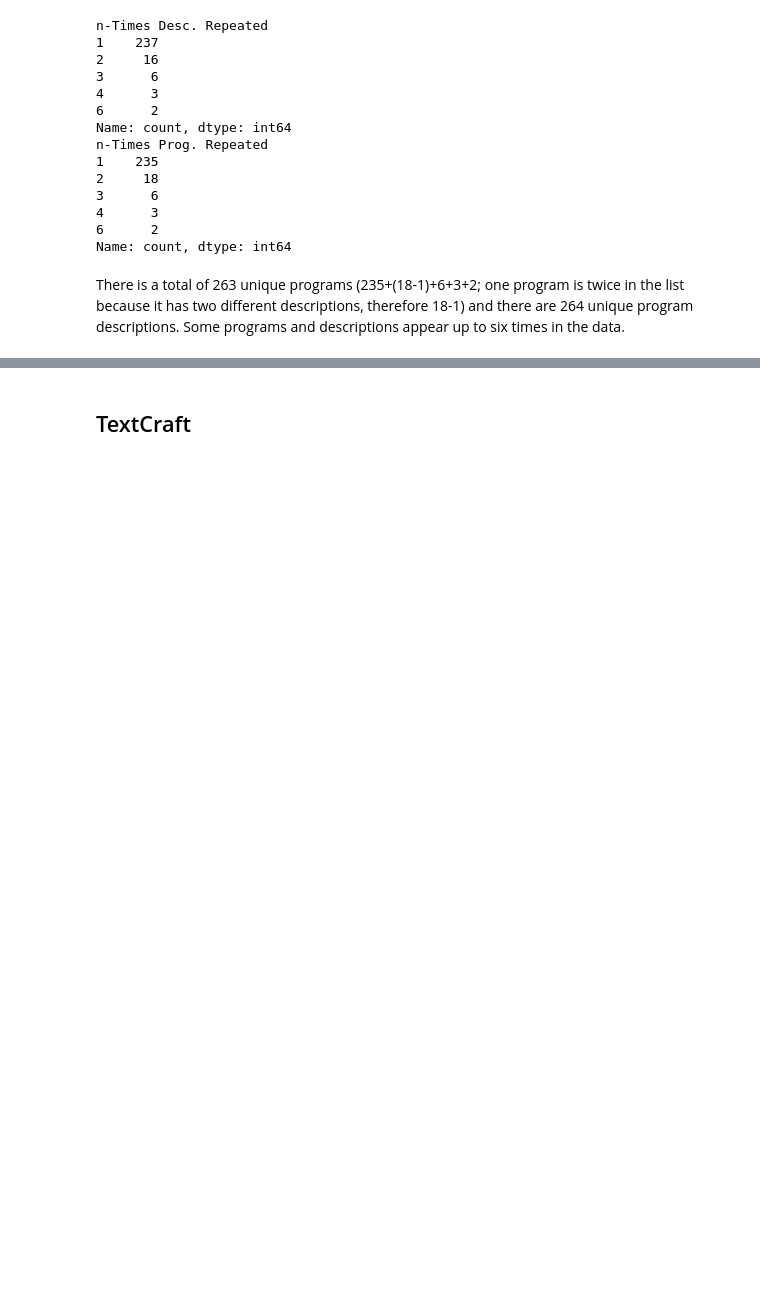
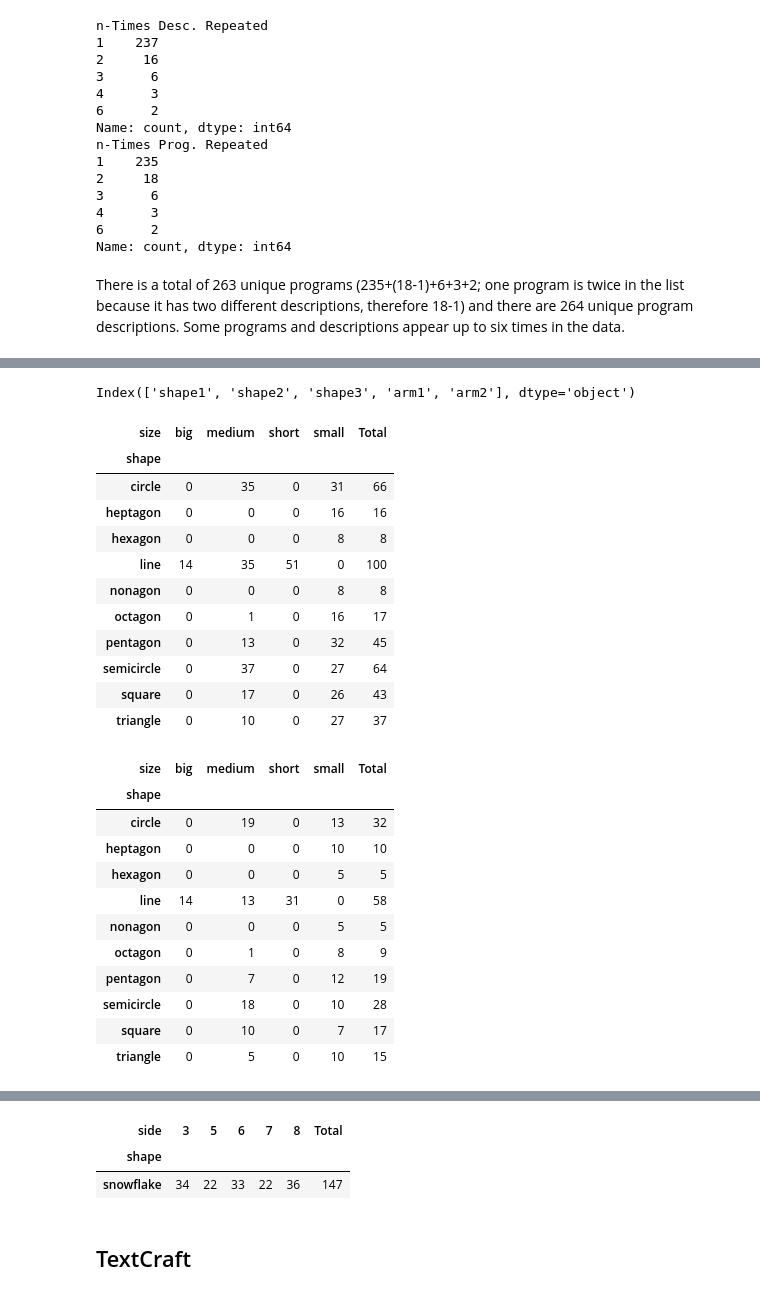
Before and after one commit to ruthchy/llm-generalization-program-synthesis, a Jupyter notebook: programs_DSL.ipynb, the cells around one changed output, grey strips where cells are left out. Drawn from its saved outputs; the diff is of its cells as text; code cells hidden in the pictures; blank space fills up the shorter version.

```diff
--- a/programs_DSL.ipynb
+++ b/programs_DSL.ipynb
@@ -526,0 +573,71 @@ print(result_df.iloc[1]['arms1'])
+# %%
+columns = result_df.columns[result_df.columns.get_loc('shape1'):]
+print(columns)
+# Function to extract the shape-size combinations from a given row
+def extract_shape_size(row, x, y, columns):
+    shapes = []
+
+    # Iterate over shape1, shape2, and shape3 to extract shape-size pairs
+    for col in columns:
+        shape_info = row[col]
+        if isinstance(shape_info, dict) and shape_info.get(x) and shape_info.get(y):
+            shapes.append((shape_info[x], shape_info[y]))
+
+    return shapes
+
+def my_pivot_table(data, x, y, columns):
+    # Apply the function to each row and extract shape-size pairs
+    shape_size_pairs = data.apply(lambda row: extract_shape_size(row, x, y, columns), axis=1)
+
+    # Flatten the list of shape-size pairs
+    flat_pairs = []
+    for row in shape_size_pairs:
+        flat_pairs.extend(row)
+
+    # Create a frequency table
+    freq_table = pd.DataFrame(flat_pairs, columns=[x, y])
+
+    # Create a pivot table with shapes as rows and sizes as columns, and the count of occurrences as values
+    pivot_table = pd.pivot_table(freq_table, index=x, columns=y, aggfunc='size', fill_value=0)
+
+    # Add an aggregated count column by summing the counts across sizes for each shape
+    pivot_table['Total'] = pivot_table.sum(axis=1)
+
+    # Display the result
+    return pivot_table
+
+# Apply the function to the DataFrame
+display(my_pivot_table(result_df, 'shape', 'size', columns))
+display(my_pivot_table(result_df, 'shape', 'size', ['shape1', 'shape2', 'shape3']))
+display(my_pivot_table(result_df, 'shape', 'size', ['arm1', 'arm2']))
+
+display(my_pivot_table(result_df, 'shape', 'side', columns))
+
+# Issues:
+# some shapes which I found in the descriptions are not identified in the parsing function... (e.g. star, spiral, zigzag, staircase) - because they are neither big, small, short, medium nor have a number of sides
+# %% [output]
+Index(['shape1', 'shape2', 'shape3', 'arm1', 'arm2'], dtype='object')
+| size | big | medium | short | small | Total |
+| shape |  |  |  |  |  |
+| circle | 0 | 35 | 0 | 31 | 66 |
+| heptagon | 0 | 0 | 0 | 16 | 16 |
+| hexagon | 0 | 0 | 0 | 8 | 8 |
+| line | 14 | 35 | 51 | 0 | 100 |
+| nonagon | 0 | 0 | 0 | 8 | 8 |
+| octagon | 0 | 1 | 0 | 16 | 17 |
+| pentagon | 0 | 13 | 0 | 32 | 45 |
+| semicircle | 0 | 37 | 0 | 27 | 64 |
+| square | 0 | 17 | 0 | 26 | 43 |
+| triangle | 0 | 10 | 0 | 27 | 37 |
+| size | big | medium | short | small | Total |
+| shape |  |  |  |  |  |
+| circle | 0 | 19 | 0 | 13 | 32 |
+| heptagon | 0 | 0 | 0 | 10 | 10 |
+| hexagon | 0 | 0 | 0 | 5 | 5 |
+| line | 14 | 13 | 31 | 0 | 58 |
+| nonagon | 0 | 0 | 0 | 5 | 5 |
+| octagon | 0 | 1 | 0 | 8 | 9 |
+| pentagon | 0 | 7 | 0 | 12 | 19 |
+| semicircle | 0 | 18 | 0 | 10 | 28 |
+| square | 0 | 10 | 0 | 7 | 17 |
+| triangle | 0 | 5 | 0 | 10 | 15 |
@@ -527,3 +656,6 @@ print(result_df.iloc[1]['arms1'])
+| side | 3 | 5 | 6 | 7 | 8 | Total |
+| shape |  |  |  |  |  |  |
+| snowflake | 34 | 22 | 33 | 22 | 36 | 147 |
 # %% [markdown]
 ## TextCraft
 # %%
```
Also changed, not shown: parts of 9 cells of this notebook.
